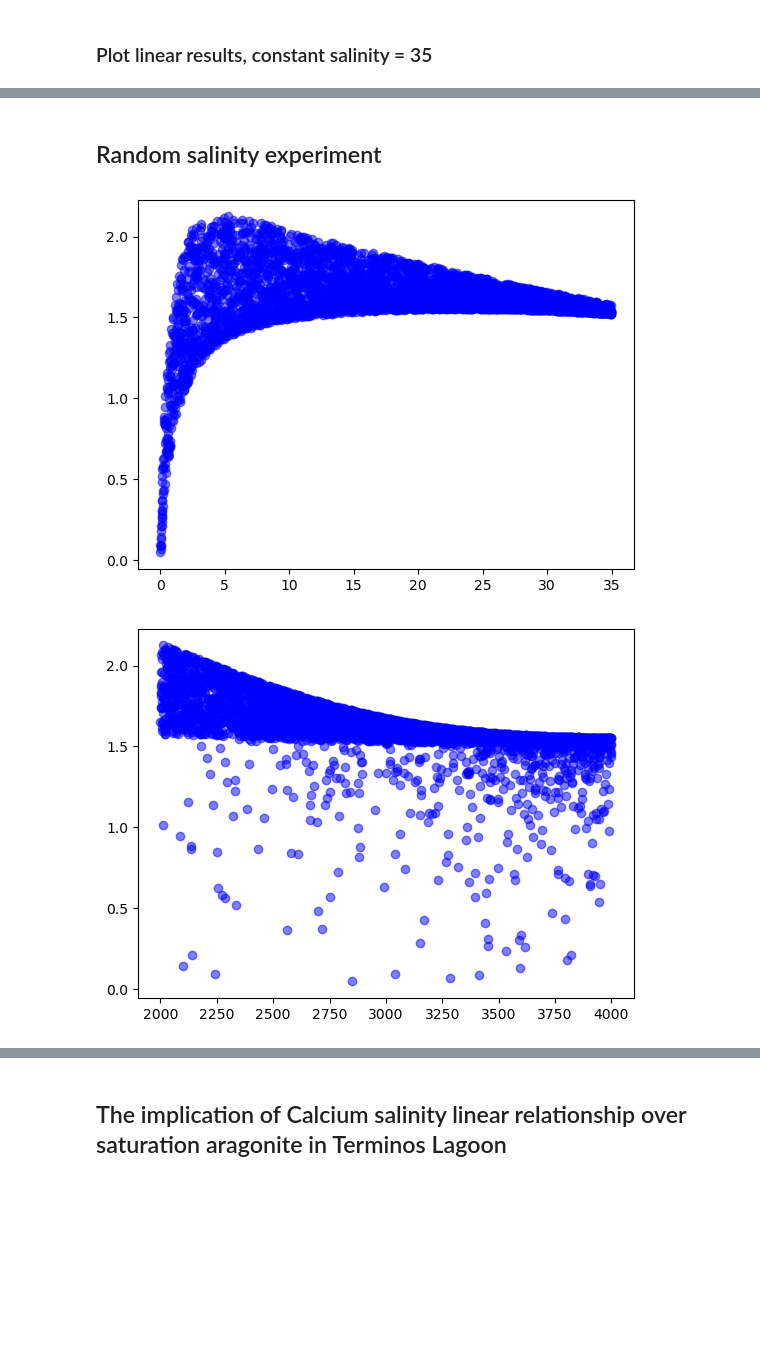
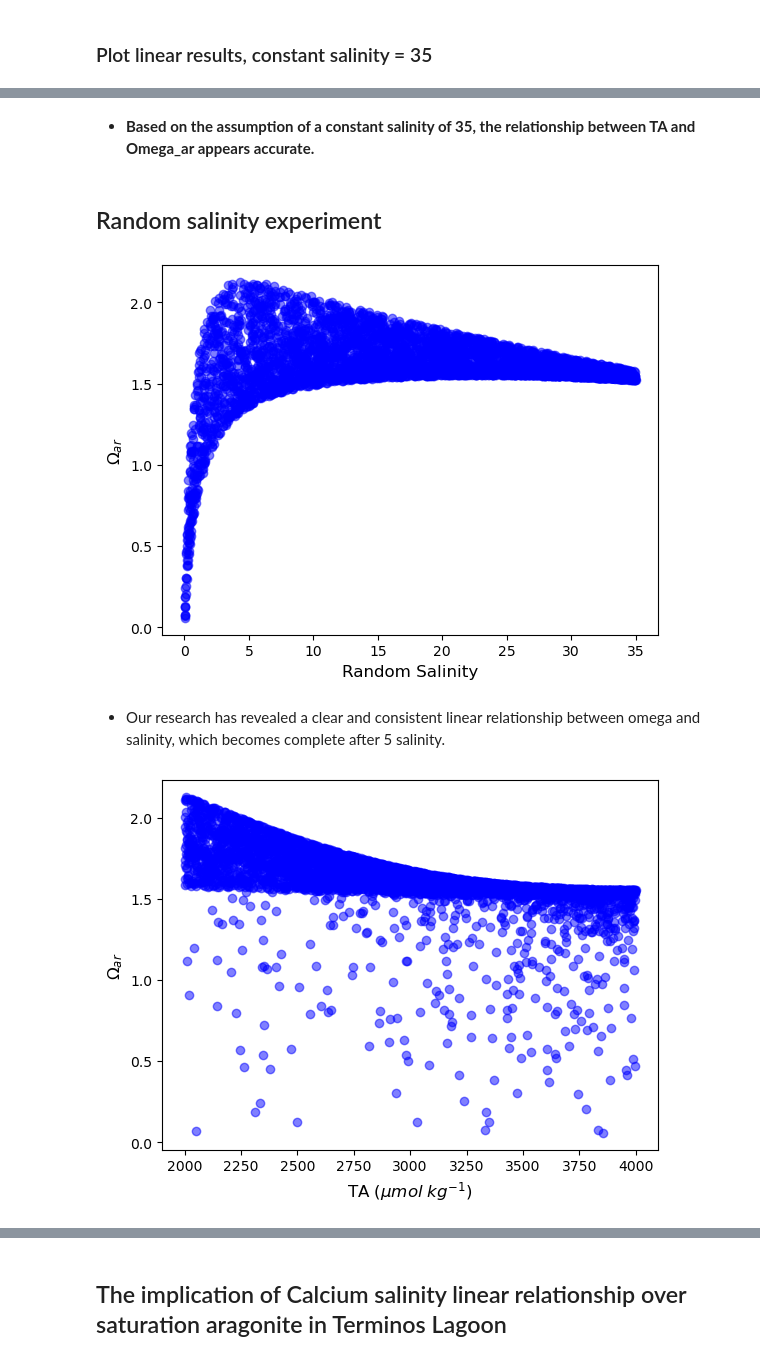
Before and after one commit to gilbertoCM/terminos_lagoon_carbonate, a Jupyter notebook: scrips/omega_experiments.ipynb, the cells around one changed output, grey strips where cells are left out. Drawn from its saved outputs; the diff is of its cells as text; code cells hidden in the pictures; blank space fills up the shorter version.

```diff
--- a/scrips/omega_experiments.ipynb
+++ b/scrips/omega_experiments.ipynb
@@ -114,3 +132,5 @@ plt.show()
+# %% [markdown]
+- **Based on the assumption of a constant salinity of 35, the relationship between TA and Omega_ar appears accurate.**
 # %% [markdown]
 ## Random salinity experiment
 # %%
@@ -144,15 +164,29 @@ import matplotlib.pyplot as plt
 # Plotting the scatter plot
 plt.scatter(random_results["salinity"], random_results["saturation_aragonite"], color='blue', alpha=0.5)
 
+
+plt.xlabel('Random Salinity', fontsize = 12)
+
+plt.ylabel('$\Omega _{ar}$', fontsize = 12)
+
+
 plt.show()
 # %% [output]
-[figure, old version]
+[figure, new version]
+# %% [markdown]
+- Our research has revealed a clear and consistent linear relationship between omega and salinity, which becomes complete after 5 salinity.
 # %%
 import matplotlib.pyplot as plt
 
 # Plotting the scatter plot
 plt.scatter(random_results["alkalinity"], random_results["saturation_aragonite"], color='blue', alpha=0.5)
 
+
+plt.xlabel('TA ($\mu mol  \; kg^{-1}$)', fontsize = 12)
+
+plt.ylabel('$\Omega _{ar}$', fontsize = 12)
+
+
 plt.show()
 # %% [output]
-[figure, old version]
+[figure, new version]
```
Also changed, not shown: parts of 14 cells of this notebook, 2 other files.
